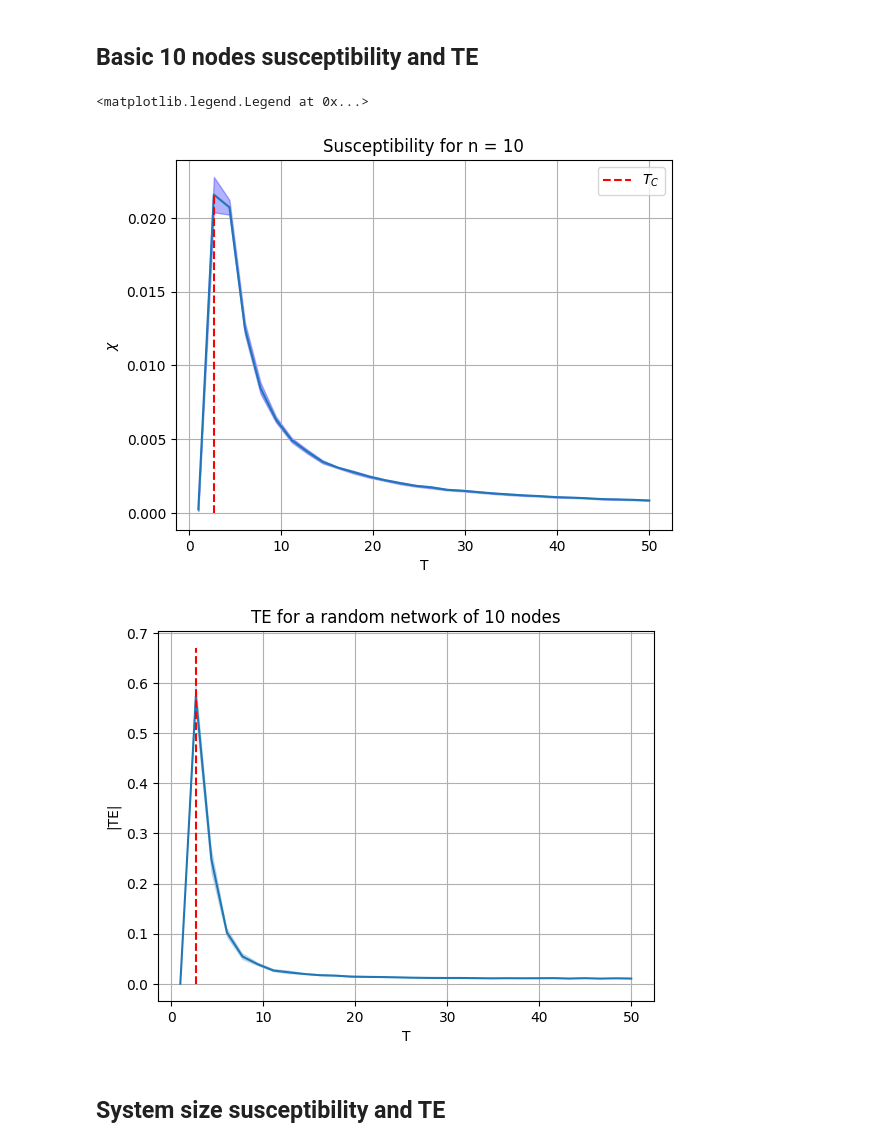
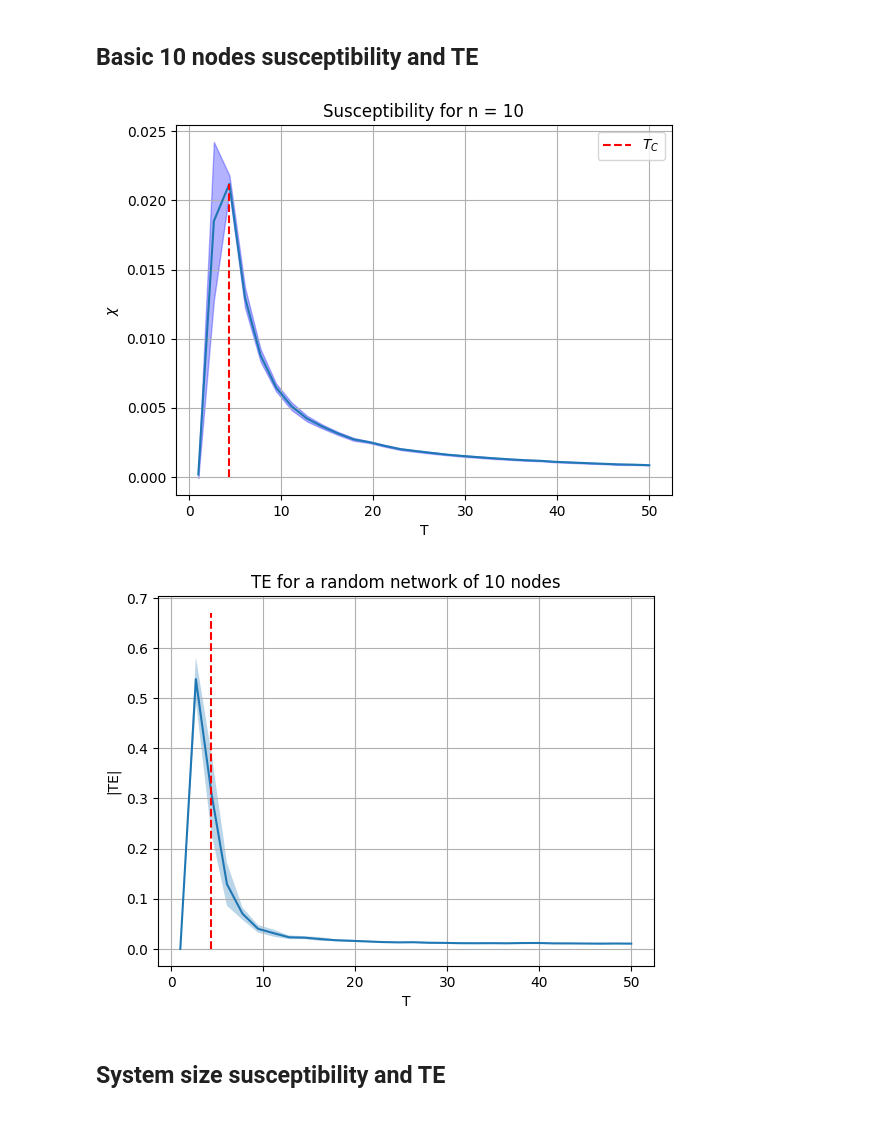
Before and after one commit to mylenevdmaas/CSS2023, a Jupyter notebook: random_networks.ipynb, the cells around one changed output. Saved outputs shown, nothing was run; the diff lists cells and outputs as text; code cells hidden in the pictures.

```diff
--- a/random_networks.ipynb
+++ b/random_networks.ipynb
@@ -11,25 +11,23 @@ import scipy.stats as st
 # %%
 n = 10
 temperatures = np.linspace(1, 50, 30)
-J = conn_matrix_basic(n)
-sim_data = run_simulation(15, 10000, temperatures, n, J)
+sim_data = run_simulation(15, 10000, temperatures, n)
 idx = np.argmax(sim_data[2])
 tc = temperatures[idx]
 
 plt.plot(temperatures, sim_data[2])
 lower_bound = np.subtract(sim_data[2], sim_data[3])
 upper_bound = np.add(sim_data[2], sim_data[3])
 plt.fill_between(temperatures, lower_bound, upper_bound, alpha=0.3, color = 'b')
 plt.ylabel(r'$\chi$')
 plt.xlabel('T')
 plt.title('Susceptibility for n = 10')
 plt.grid()
 plt.vlines(tc, 0, np.max(sim_data[2]), linestyles='dashed', colors='r', label = r'$T_C$')
 plt.legend()
 plt.savefig('Results/Sus_basic.png', bbox_inches = 'tight')
 # %% [output]
-<matplotlib.legend.Legend at 0x...>
-[figure, old version]
+[figure, new version]
 # %%
 temperatures = np.linspace(1, 50, 30)
 runs = 15
@@ -37,14 +35,15 @@ n_iterations = 10000
 C = []
 C_std = []
 multi_sus = []
-
+n = 10
 
 for T in temperatures:
     x = np.zeros(runs)
     sus = np.zeros(runs)
     for i in range(0, runs):
+        J = conn_matrix_basic(n)
         spins = random_spins(n)
-        _, list_avg_magnetisation, sus[i], spins_timeseries = metropolis(spins, n_iterations, T, J, 1000)
+        _, list_avg_magnetisation, sus[i], spins_timeseries = metropolis(spins, n_iterations, T, J)
         x[i] = TE(spins_timeseries, J)
     C_std.append(np.std(x))
     C.append(np.abs(np.mean(x)))
@@ -62,7 +61,7 @@ plt.title('TE for a random network of 10 nodes')
 plt.vlines(tc, 0, 0.67, linestyles='dashed', colors='r')
 plt.savefig('Results/10_nodes_TE.png', bbox_inches='tight')
 # %% [output]
-[figure, old version]
+[figure, new version]
 # %% [markdown]
 ## System size susceptibility and TE
 # %%
```
Also changed, not shown: parts of 7 cells of this notebook, 7 other files.
